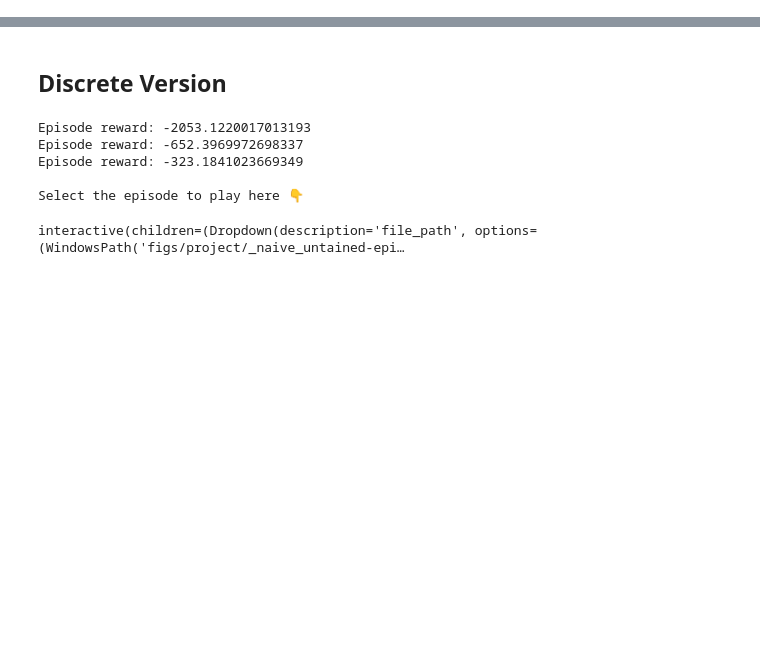
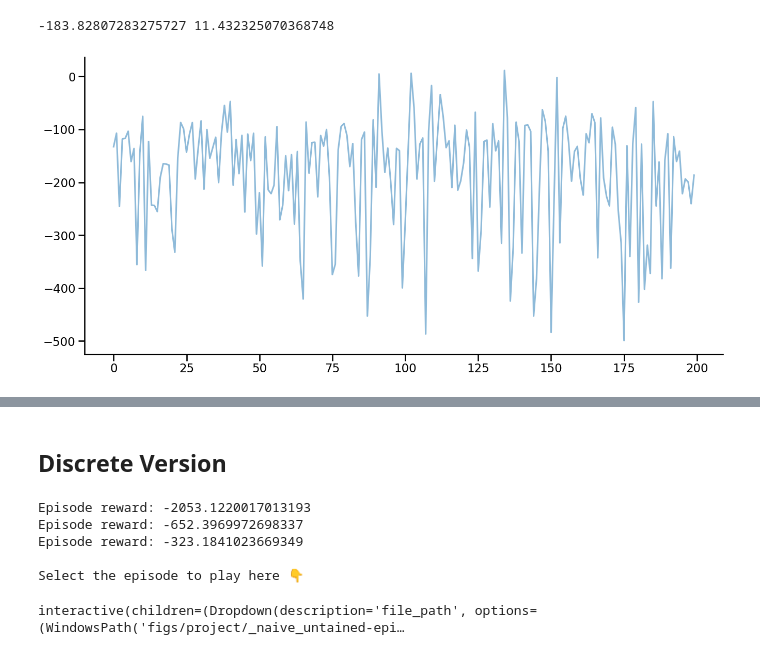
Before and after one commit to FBI-openup/Lunar_lander, a Jupyter notebook: project.ipynb, the cells around one changed output, grey strips where cells are left out. Cells and saved outputs as stored; diff of their text form; code cells hidden in the pictures; blank space fills up the shorter version.

```diff
--- a/project.ipynb
+++ b/project.ipynb
@@ -55 +53,37 @@ np.int64(4)
+# %%
+def random_baseline(num_episodes):
+    episode_reward_list = []
+    for episode in range(num_episodes):
+        episode_reward = 0.0
+        observation, info = env.reset()
+        end = False
+        while not end:
+            action = env.action_space.sample()
+            observation, reward, terminated, truncated, info = env.step(action)
+            episode_reward += reward
+            end = terminated or truncated
+        episode_reward_list.append(episode_reward)
+    return episode_reward_list
+# %%
+env = gym.make("LunarLander-v3", continuous=False, gravity=-10.0,
+               enable_wind=False, wind_power=15.0, turbulence_power=1.5, render_mode = "rgb_array")
+baseline_reward = random_baseline(num_episodes = 200)
+baseline_index = np.arange(200)
+env.close()
+# %%
+print(np.mean(baseline_reward),np.max(baseline_reward))
+# %% [output]
+-183.82807283275727 11.432325070368748
+# %%
+g = sns.relplot(
+    x= baseline_index,
+    y= baseline_reward,
+    kind="line",
+    height=7,
+    aspect=2,
+    alpha=0.5,
+)
+plt.savefig(PLOTS_DIR / "project_random_baseline.png")
+# %% [output]
+[figure, added]
 # %%
```
Also changed, not shown: parts of 32 cells of this notebook.
